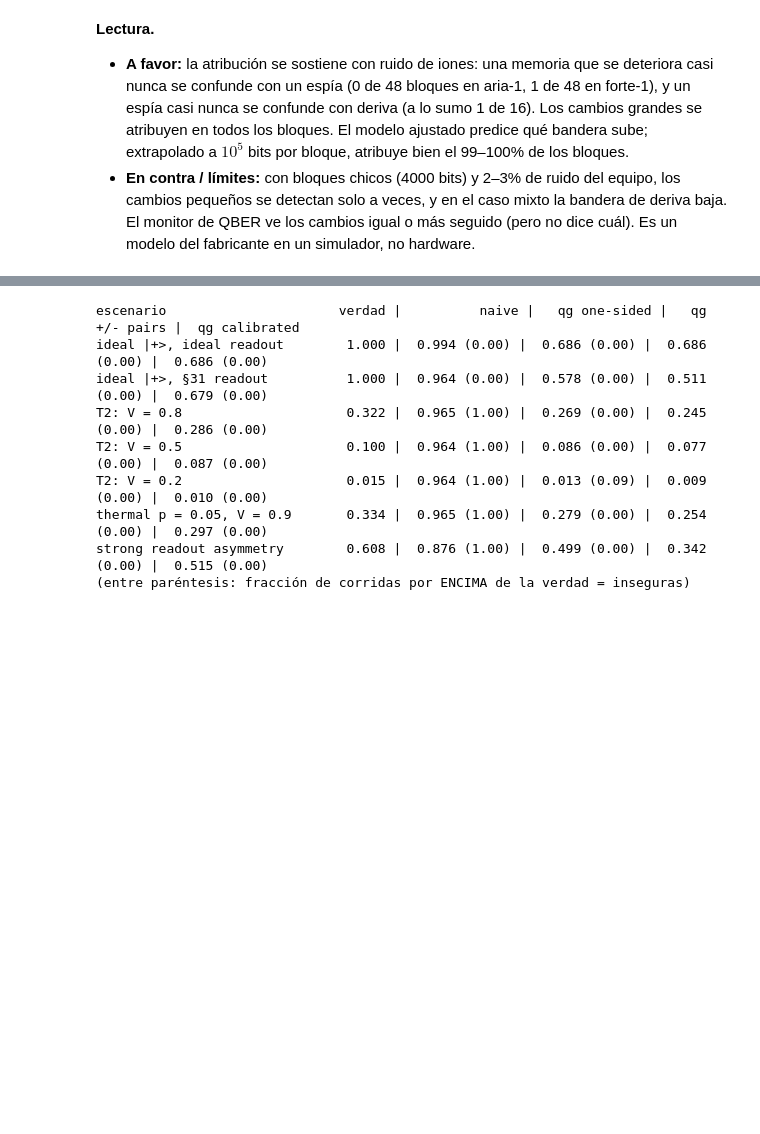
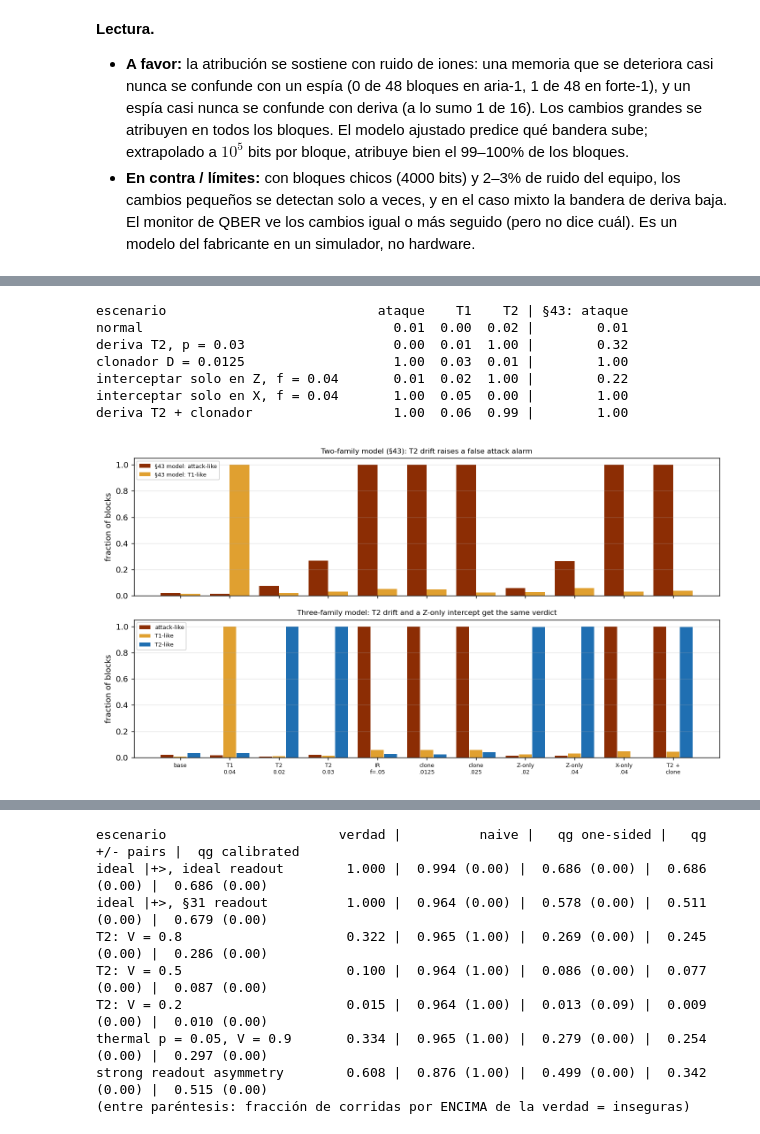
Before and after one commit to Viny2030/qang, a Jupyter notebook: notebooks/qang_criptografia_colab.ipynb, the cells around one changed output, grey strips where cells are left out. Cells and saved outputs as stored; diff of their text form; code cells hidden in the pictures; blank space fills up the shorter version.

Commit message:
Crypto Colab: section on cloning, one-basis attacks and T2 drift (section 49)

```diff
--- a/notebooks/qang_criptografia_colab.ipynb
+++ b/notebooks/qang_criptografia_colab.ipynb
@@ -179,0 +195,29 @@ drift 0.04 + intercept 0.05     1.00/1.00  0.75/0.83  0.31/0.41
+# %%
+import bb84_attacks_beyond_ir_qg as A
+rng = np.random.default_rng(3)
+th3 = A.calibrate3(reps=150)
+th2 = A.F.calibrate(A.N_KEY, A.K_TEST, 150)
+casos = [("normal", {}), ("deriva T2, p = 0.03", {"p": 0.03}), ("clonador D = 0.0125", {"py": 0.0125}),
+         ("interceptar solo en Z, f = 0.04", {"pz": 0.02}), ("interceptar solo en X, f = 0.04", {"px": 0.02}),
+         ("deriva T2 + clonador", {"p": 0.02, "py": 0.0125})]
+print(f"{'escenario':34s} {'ataque':>7} {'T1':>5} {'T2':>5} | {'§43: ataque':>11}")
+for nombre, kw in casos:
+    probs = A.error_probabilities(**kw)
+    h = np.zeros(4)
+    for _ in range(100):
+        kc, nc = A.F.block(probs, A.N_KEY, A.K_TEST, rng)
+        a, t1, t2 = A.statistics3(kc, nc)
+        a2, _ = A.F.statistics(kc, nc)
+        h += [a > th3[0], t1 > th3[1], t2 > th3[2], a2 > th2[0]]
+    h /= 100
+    print(f"{nombre:34s} {h[0]:7.2f} {h[1]:5.2f} {h[2]:5.2f} | {h[3]:11.2f}")
+display(Image(os.path.join(EX, "bb84_attacks_beyond_ir_qg.png"), width=900))
+# %% [output]
+escenario                           ataque    T1    T2 | §43: ataque
+normal                                0.01  0.00  0.02 |        0.01
+deriva T2, p = 0.03                   0.00  0.01  1.00 |        0.32
+clonador D = 0.0125                   1.00  0.03  0.01 |        1.00
+interceptar solo en Z, f = 0.04       0.01  0.02  1.00 |        0.22
+interceptar solo en X, f = 0.04       1.00  0.05  0.00 |        1.00
+deriva T2 + clonador                  1.00  0.06  0.99 |        1.00
+[figure, added]
```
Also changed, not shown: parts of 7 cells of this notebook.
